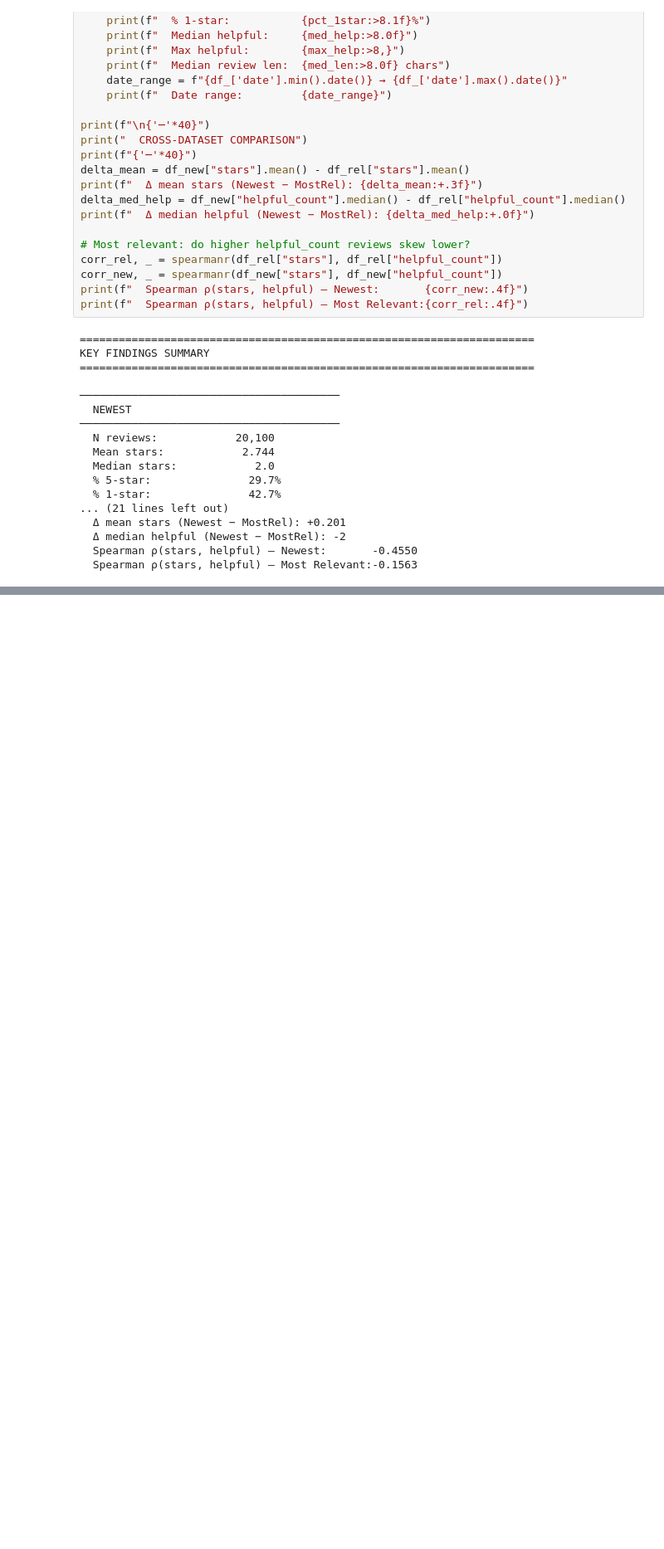
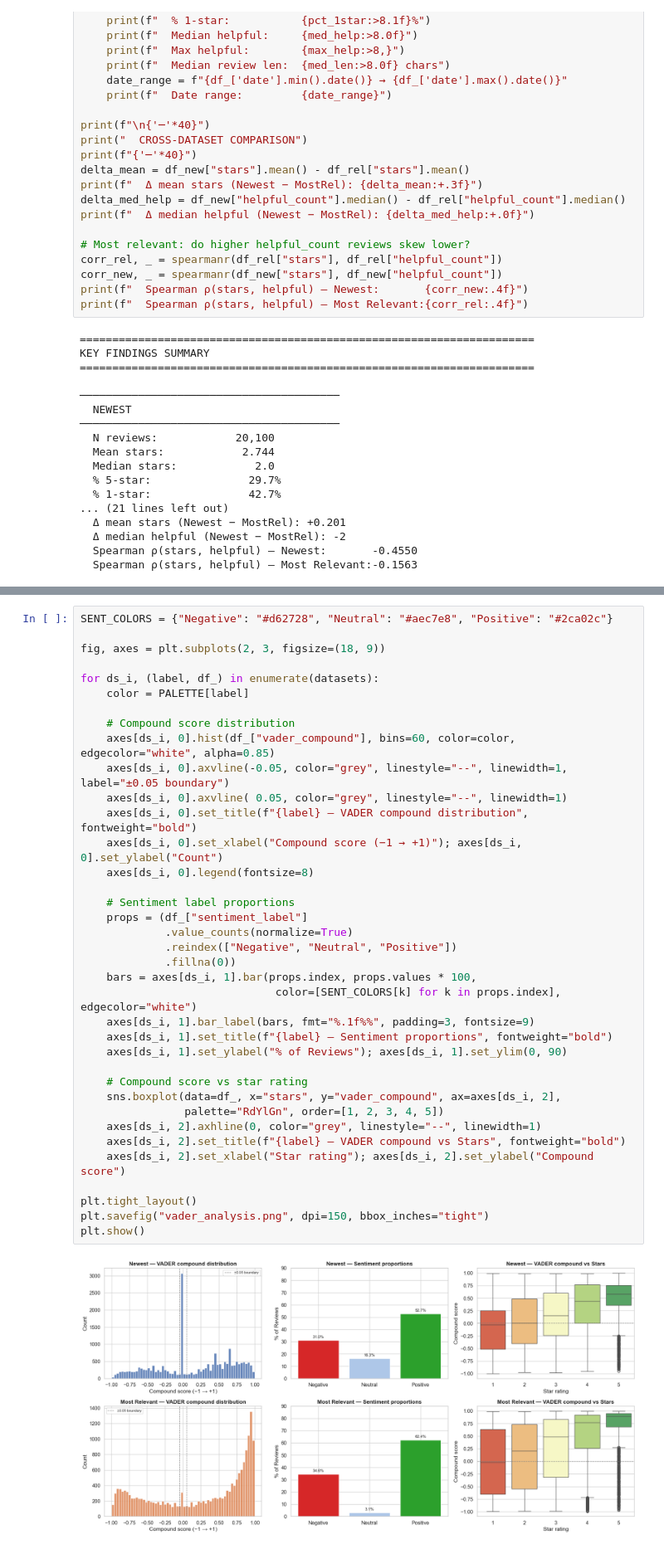
Before and after one commit to hawk-s/tourism_marketing_data, a Jupyter notebook: analysis/analysis.ipynb, the cells around one changed output, grey strips where cells are left out. Shown at 83% size. Saved outputs shown, nothing was run; the diff lists cells and outputs as text; blank space fills up the shorter version.

Commit message:
finish the analysis (qualitative & quantitative)

```diff
--- a/analysis/analysis.ipynb
+++ b/analysis/analysis.ipynb
@@ -740,0 +803,39 @@ KEY FINDINGS SUMMARY
+# %%
+SENT_COLORS = {"Negative": "#d62728", "Neutral": "#aec7e8", "Positive": "#2ca02c"}
+
+fig, axes = plt.subplots(2, 3, figsize=(18, 9))
+
+for ds_i, (label, df_) in enumerate(datasets):
+    color = PALETTE[label]
+
+    # Compound score distribution
+    axes[ds_i, 0].hist(df_["vader_compound"], bins=60, color=color, edgecolor="white", alpha=0.85)
+    axes[ds_i, 0].axvline(-0.05, color="grey", linestyle="--", linewidth=1, label="±0.05 boundary")
+    axes[ds_i, 0].axvline( 0.05, color="grey", linestyle="--", linewidth=1)
+    axes[ds_i, 0].set_title(f"{label} — VADER compound distribution", fontweight="bold")
+    axes[ds_i, 0].set_xlabel("Compound score (−1 → +1)"); axes[ds_i, 0].set_ylabel("Count")
+    axes[ds_i, 0].legend(fontsize=8)
+
+    # Sentiment label proportions
+    props = (df_["sentiment_label"]
+             .value_counts(normalize=True)
+             .reindex(["Negative", "Neutral", "Positive"])
+             .fillna(0))
+    bars = axes[ds_i, 1].bar(props.index, props.values * 100,
+                              color=[SENT_COLORS[k] for k in props.index], edgecolor="white")
+    axes[ds_i, 1].bar_label(bars, fmt="%.1f%%", padding=3, fontsize=9)
+    axes[ds_i, 1].set_title(f"{label} — Sentiment proportions", fontweight="bold")
+    axes[ds_i, 1].set_ylabel("% of Reviews"); axes[ds_i, 1].set_ylim(0, 90)
+
+    # Compound score vs star rating
+    sns.boxplot(data=df_, x="stars", y="vader_compound", ax=axes[ds_i, 2],
+                palette="RdYlGn", order=[1, 2, 3, 4, 5])
+    axes[ds_i, 2].axhline(0, color="grey", linestyle="--", linewidth=1)
+    axes[ds_i, 2].set_title(f"{label} — VADER compound vs Stars", fontweight="bold")
+    axes[ds_i, 2].set_xlabel("Star rating"); axes[ds_i, 2].set_ylabel("Compound score")
+
+plt.tight_layout()
+plt.savefig("vader_analysis.png", dpi=150, bbox_inches="tight")
+plt.show()
+# %% [output]
+[figure, added]
```
Also changed, not shown: parts of 19 cells of this notebook, 6 other files.
